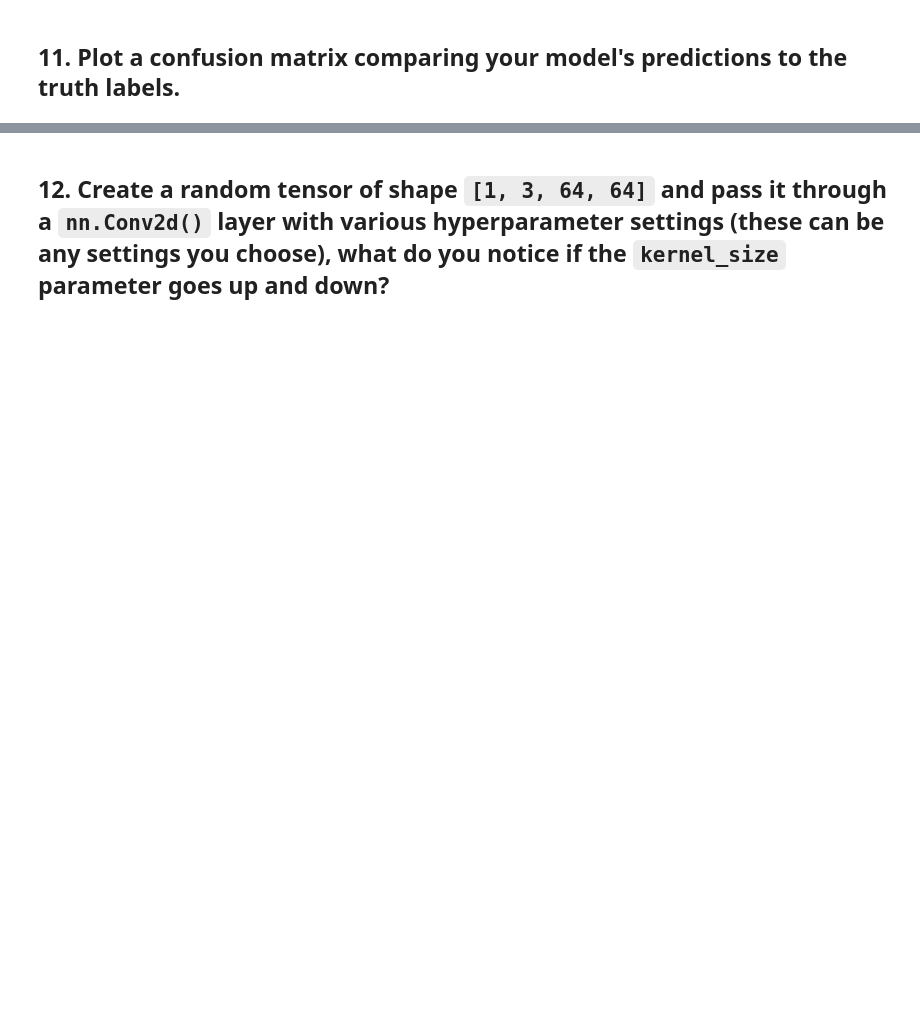
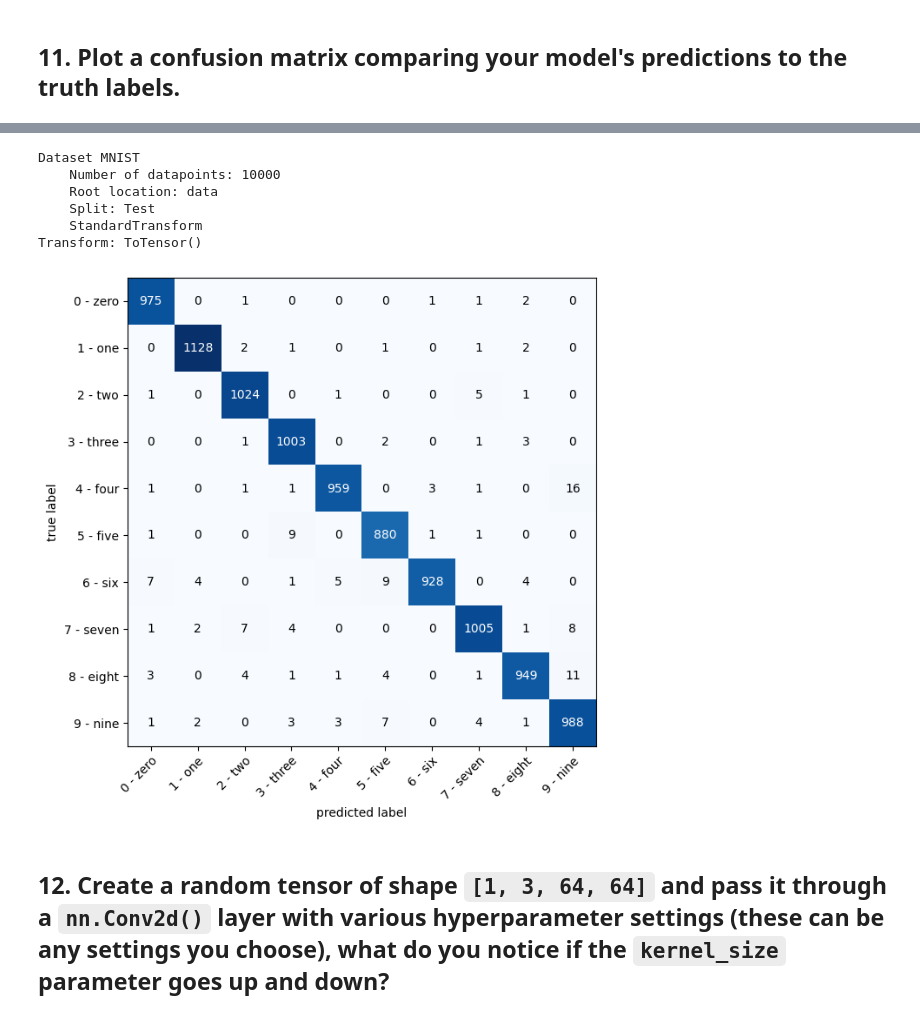
Before and after one commit to Vincent-Tiono/colab_exercise, a Jupyter notebook: extras/exercises/03_pytorch_computer_vision_exercises.ipynb, the cells around one changed output, grey strips where cells are left out. Drawn from its saved outputs; the diff is of its cells as text; code cells hidden in the pictures; blank space fills up the shorter version.

```diff
--- a/extras/exercises/03_pytorch_computer_vision_exercises.ipynb
+++ b/extras/exercises/03_pytorch_computer_vision_exercises.ipynb
@@ -211,0 +416,10 @@ def print_train_time(start: float,
+# %%
+model_1.eval()
+test_labels = []
+with torch.inference_mode():
+  for sample, label in tqdm(test_dataloader, desc="Making predictions..."):
+    sample, label = sample.to(device), label.to(device)
+    pred_logit = model_1(sample)
+    pred_label = pred_logit.argmax(dim=1)
+    test_labels.append(pred_label)
+test_labels = torch.cat(test_labels)
@@ -212,2 +447,22 @@ def print_train_time(start: float,
+# %%
+test_data
+# %% [output]
+Dataset MNIST
+    Number of datapoints: 10000
+    Root location: data
+    Split: Test
+    StandardTransform
+Transform: ToTensor()
+# %%
+from torchmetrics import ConfusionMatrix
+from mlxtend.plotting import plot_confusion_matrix
+confmat = ConfusionMatrix(task="multiclass", num_classes=len(class_names))
+confmat_tensor = confmat(preds=test_labels, target=test_data.targets)
+
+fig, ax = plot_confusion_matrix(conf_mat=confmat_tensor.numpy(),
+                                class_names=class_names,
+                                figsize=(10,7))
+# %% [output]
+[figure, added]
 # %% [markdown]
 ## 12. Create a random tensor of shape `[1, 3, 64, 64]` and pass it through a `nn.Conv2d()` layer with various hyperparameter settings (these can be any settings you choose), what do you notice if the `kernel_size` parameter goes up and down?
```
Also changed, not shown: parts of 22 cells of this notebook.
